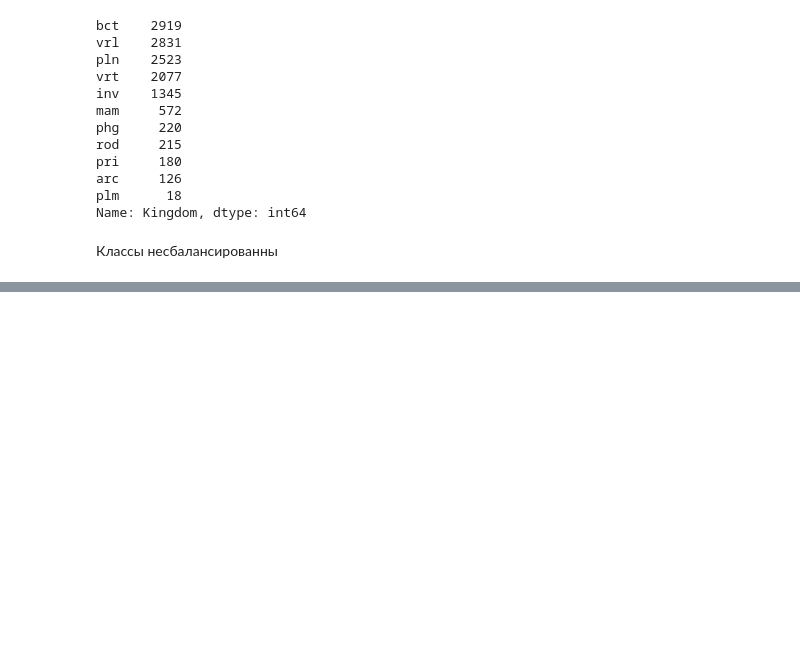
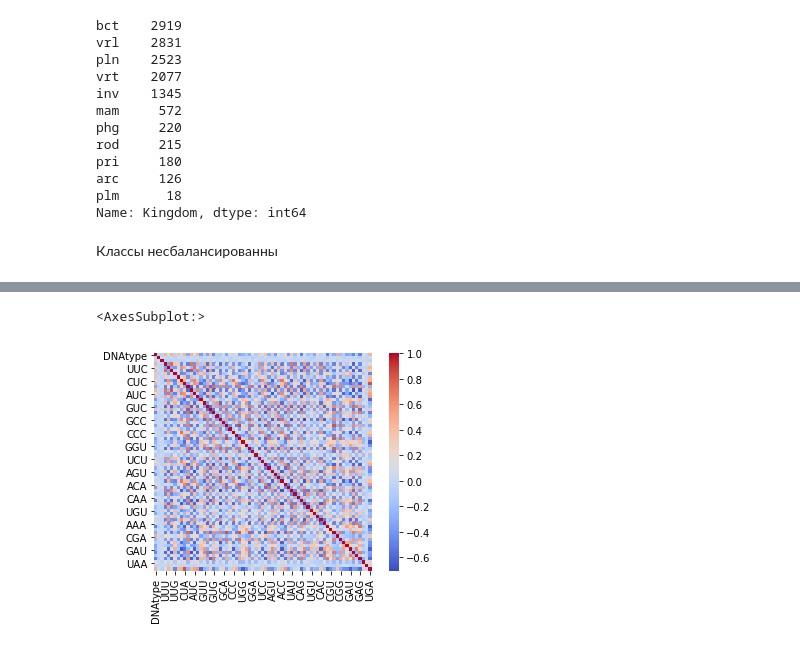
Before and after one commit to vofks/ML-Homework, a Jupyter notebook: ML_homework_1.ipynb, the cells around one changed output, grey strips where cells are left out. Cells and saved outputs as stored; diff of their text form; code cells hidden in the pictures; blank space fills up the shorter version.

```diff
--- a/ML_homework_1.ipynb
+++ b/ML_homework_1.ipynb
@@ -176,0 +226,3 @@ sns.countplot(x = raw_data['Kingdom'])
+# %%
+corr_mat = data.corr()
+corr_mat
@@ -176,0 +243,5 @@ sns.countplot(x = raw_data['Kingdom'])
+# %%
+sns.heatmap(corr_mat, square=True, cmap='coolwarm')
+# %% [output]
+<AxesSubplot:>
+[figure, added]
```
Also changed, not shown: parts of 21 cells of this notebook.
